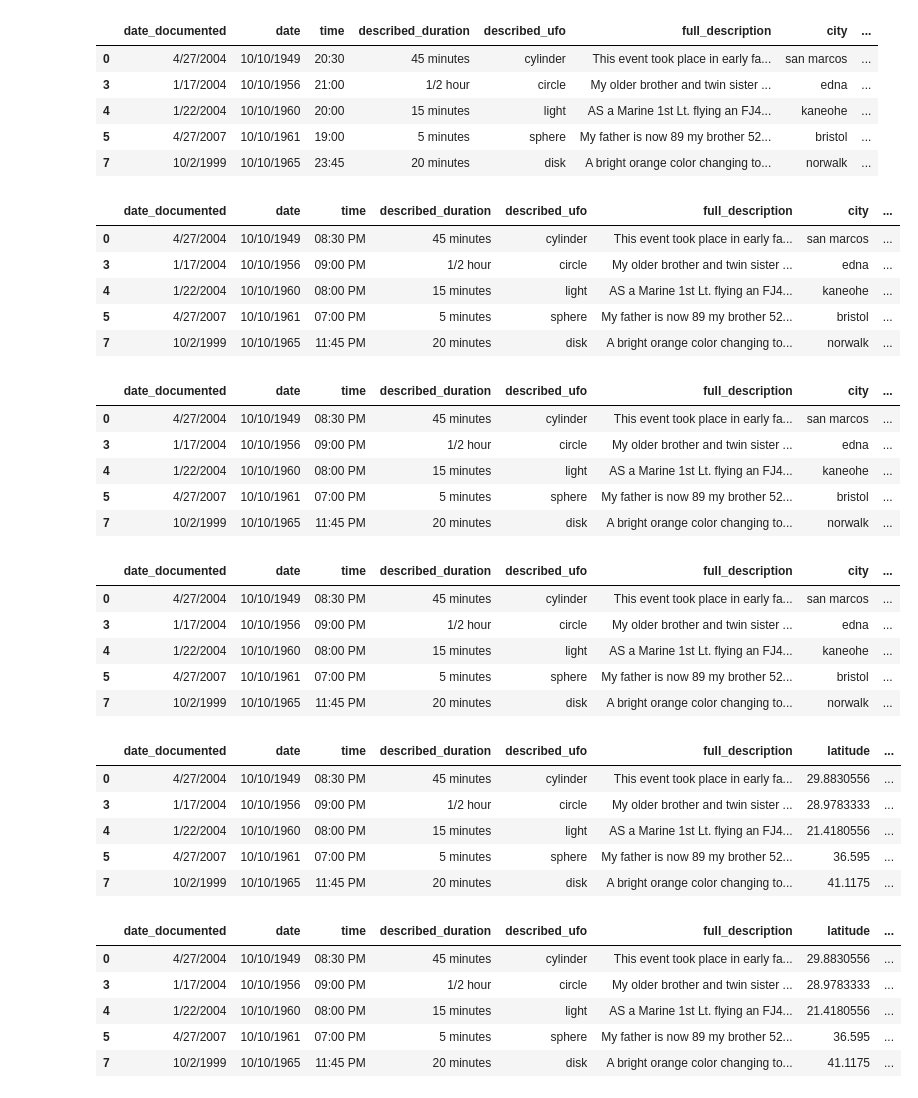
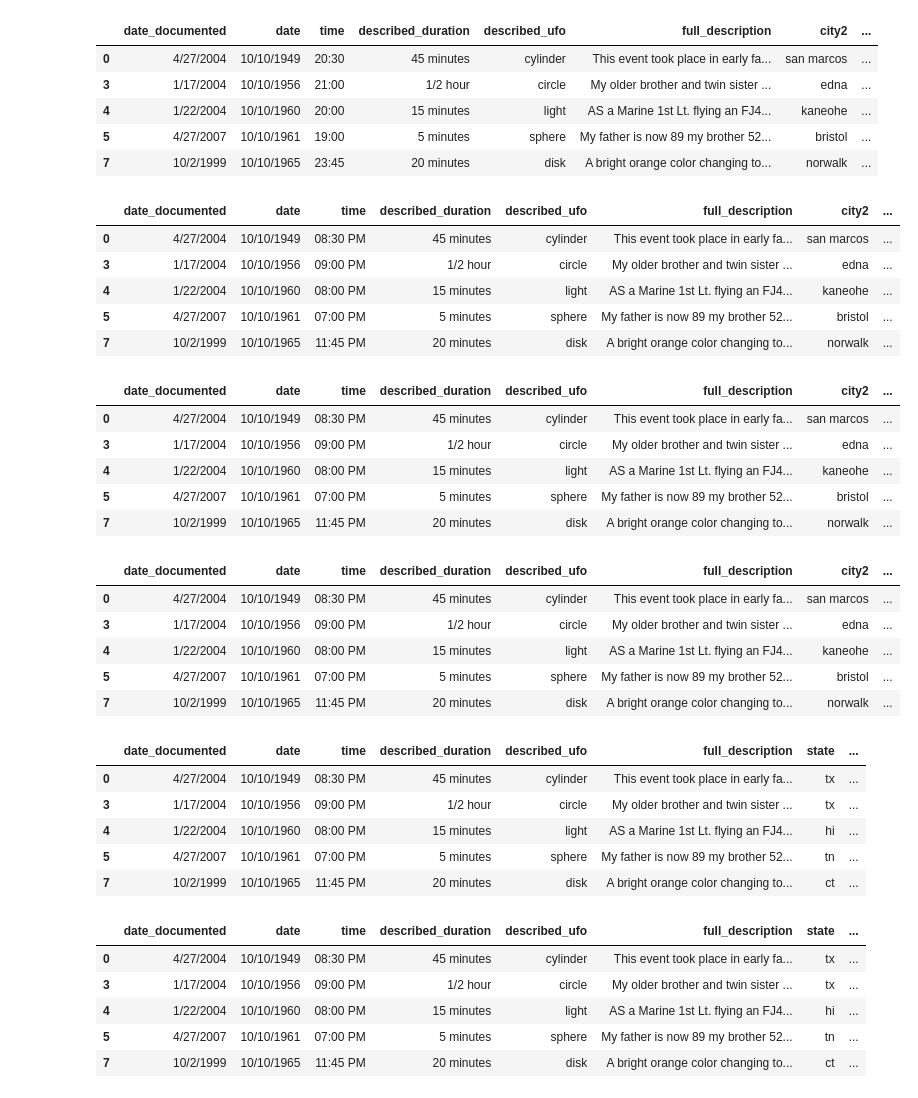
Before and after one commit to timsullivan92/ufo_sightings, a Jupyter notebook: cleaneddata.ipynb, the cells around one changed output. Drawn from its saved outputs; the diff is of its cells as text; code cells hidden in the pictures.

```diff
--- a/cleaneddata.ipynb
+++ b/cleaneddata.ipynb
@@ -28,6 +28,7 @@ data.head()
 # reference: fourth week's first day's ninth activity
 columns = data[["Date_time",
                 "city",
+                "state/province",
                 "country",
                 "UFO_shape",
                 "described_duration_of_encounter",
@@ -47,6 +48,8 @@ columns.head()
 # renaming columns
 # fourth week's first day's seventh activity
 renamedcolumns = columns.rename(columns={"Date_time":"date_and_time",
+                                          "city":"city2",
+                                          "state/province":"state",
                                           "described_duration_of_encounter":"described_duration",
                                           "UFO_shape":"described_ufo",
                                           "description":"full_description"})
@@ -137,12 +140,13 @@ organizedus = us[["date_documented",
                       "described_duration",
                       "described_ufo",
                       "full_description",
-                      "city",
+                      "city2",
+                      "state",
                       "latitude",
                       "longitude"]]
 organizedus.head()
 # %% [output]
-|  | date_documented | date | time | described_duration | described_ufo | full_description | city | ... |
+|  | date_documented | date | time | described_duration | described_ufo | full_description | city2 | ... |
 | 0 | 4/27/2004 | 10/10/1949 | 20:30 | 45 minutes | cylinder | This event took place in early fa... | san marcos | ... |
 | 3 | 1/17/2004 | 10/10/1956 | 21:00 | 1/2 hour | circle | My older brother and twin sister ... | edna | ... |
 | 4 | 1/22/2004 | 10/10/1960 | 20:00 | 15 minutes | light | AS a Marine 1st Lt. flying an FJ4... | kaneohe | ... |
@@ -155,7 +159,7 @@ organizedus["time"] = organizedus["time"].replace("24:00", "00:00")
 organizedus["time"] = pd.to_datetime(organizedus["time"], format='%H:%M').dt.strftime('%I:%M %p')
 organizedus.head()
 # %% [output]
-|  | date_documented | date | time | described_duration | described_ufo | full_description | city | ... |
+|  | date_documented | date | time | described_duration | described_ufo | full_description | city2 | ... |
 | 0 | 4/27/2004 | 10/10/1949 | 08:30 PM | 45 minutes | cylinder | This event took place in early fa... | san marcos | ... |
 | 3 | 1/17/2004 | 10/10/1956 | 09:00 PM | 1/2 hour | circle | My older brother and twin sister ... | edna | ... |
 | 4 | 1/22/2004 | 10/10/1960 | 08:00 PM | 15 minutes | light | AS a Marine 1st Lt. flying an FJ4... | kaneohe | ... |
@@ -185,7 +189,7 @@ punctuation = organizedus.replace({"&#44": ",",
                                    "&#189;": "1/2"}, regex=True)
 punctuation.head()
 # %% [output]
-|  | date_documented | date | time | described_duration | described_ufo | full_description | city | ... |
+|  | date_documented | date | time | described_duration | described_ufo | full_description | city2 | ... |
 | 0 | 4/27/2004 | 10/10/1949 | 08:30 PM | 45 minutes | cylinder | This event took place in early fa... | san marcos | ... |
 | 3 | 1/17/2004 | 10/10/1956 | 09:00 PM | 1/2 hour | circle | My older brother and twin sister ... | edna | ... |
 | 4 | 1/22/2004 | 10/10/1960 | 08:00 PM | 15 minutes | light | AS a Marine 1st Lt. flying an FJ4... | kaneohe | ... |
@@ -194,11 +198,11 @@ punctuation.head()
 # %%
 # cleaning for cities_in_us
 # xpert
-splitcolumns = punctuation["city"].str.split(r' \(', expand=True)
-punctuation[["city_in_us", "parentheses"]] = splitcolumns[[0, 1]]
+splitcolumns = punctuation["city2"].str.split(r' \(', expand=True)
+punctuation[["city", "parentheses"]] = splitcolumns[[0, 1]]
 punctuation.head()
 # %% [output]
-|  | date_documented | date | time | described_duration | described_ufo | full_description | city | ... |
+|  | date_documented | date | time | described_duration | described_ufo | full_description | city2 | ... |
 | 0 | 4/27/2004 | 10/10/1949 | 08:30 PM | 45 minutes | cylinder | This event took place in early fa... | san marcos | ... |
 | 3 | 1/17/2004 | 10/10/1956 | 09:00 PM | 1/2 hour | circle | My older brother and twin sister ... | edna | ... |
 | 4 | 1/22/2004 | 10/10/1960 | 08:00 PM | 15 minutes | light | AS a Marine 1st Lt. flying an FJ4... | kaneohe | ... |
@@ -207,27 +211,27 @@ punctuation.head()
 # %%
 # deleting city
 # fourth week's second day's third activity
-del punctuation["city"]
+del punctuation["city2"]
 punctuation.head()
 # %% [output]
-|  | date_documented | date | time | described_duration | described_ufo | full_description | latitude | ... |
-| 0 | 4/27/2004 | 10/10/1949 | 08:30 PM | 45 minutes | cylinder | This event took place in early fa... | 29.8830556 | ... |
-| 3 | 1/17/2004 | 10/10/1956 | 09:00 PM | 1/2 hour | circle | My older brother and twin sister ... | 28.9783333 | ... |
-| 4 | 1/22/2004 | 10/10/1960 | 08:00 PM | 15 minutes | light | AS a Marine 1st Lt. flying an FJ4... | 21.4180556 | ... |
-| 5 | 4/27/2007 | 10/10/1961 | 07:00 PM | 5 minutes | sphere | My father is now 89 my brother 52... | 36.595 | ... |
-| 7 | 10/2/1999 | 10/10/1965 | 11:45 PM | 20 minutes | disk | A bright orange color changing to... | 41.1175 | ... |
+|  | date_documented | date | time | described_duration | described_ufo | full_description | state | ... |
+| 0 | 4/27/2004 | 10/10/1949 | 08:30 PM | 45 minutes | cylinder | This event took place in early fa... | tx | ... |
+| 3 | 1/17/2004 | 10/10/1956 | 09:00 PM | 1/2 hour | circle | My older brother and twin sister ... | tx | ... |
+| 4 | 1/22/2004 | 10/10/1960 | 08:00 PM | 15 minutes | light | AS a Marine 1st Lt. flying an FJ4... | hi | ... |
+| 5 | 4/27/2007 | 10/10/1961 | 07:00 PM | 5 minutes | sphere | My father is now 89 my brother 52... | tn | ... |
+| 7 | 10/2/1999 | 10/10/1965 | 11:45 PM | 20 minutes | disk | A bright orange color changing to... | ct | ... |
 # %%
 # deleting parentheses
 # fourth week's second day's third activity
 del punctuation["parentheses"]
 punctuation.head()
 # %% [output]
-|  | date_documented | date | time | described_duration | described_ufo | full_description | latitude | ... |
-| 0 | 4/27/2004 | 10/10/1949 | 08:30 PM | 45 minutes | cylinder | This event took place in early fa... | 29.8830556 | ... |
-| 3 | 1/17/2004 | 10/10/1956 | 09:00 PM | 1/2 hour | circle | My older brother and twin sister ... | 28.9783333 | ... |
-| 4 | 1/22/2004 | 10/10/1960 | 08:00 PM | 15 minutes | light | AS a Marine 1st Lt. flying an FJ4... | 21.4180556 | ... |
-| 5 | 4/27/2007 | 10/10/1961 | 07:00 PM | 5 minutes | sphere | My father is now 89 my brother 52... | 36.595 | ... |
-| 7 | 10/2/1999 | 10/10/1965 | 11:45 PM | 20 minutes | disk | A bright orange color changing to... | 41.1175 | ... |
+|  | date_documented | date | time | described_duration | described_ufo | full_description | state | ... |
+| 0 | 4/27/2004 | 10/10/1949 | 08:30 PM | 45 minutes | cylinder | This event took place in early fa... | tx | ... |
+| 3 | 1/17/2004 | 10/10/1956 | 09:00 PM | 1/2 hour | circle | My older brother and twin sister ... | tx | ... |
+| 4 | 1/22/2004 | 10/10/1960 | 08:00 PM | 15 minutes | light | AS a Marine 1st Lt. flying an FJ4... | hi | ... |
+| 5 | 4/27/2007 | 10/10/1961 | 07:00 PM | 5 minutes | sphere | My father is now 89 my brother 52... | tn | ... |
+| 7 | 10/2/1999 | 10/10/1965 | 11:45 PM | 20 minutes | disk | A bright orange color changing to... | ct | ... |
 # %%
 # organizing columns
 # fourth week's first day's seventh activity
```
Also changed, not shown: parts of 8 cells of this notebook, 3 other files.
